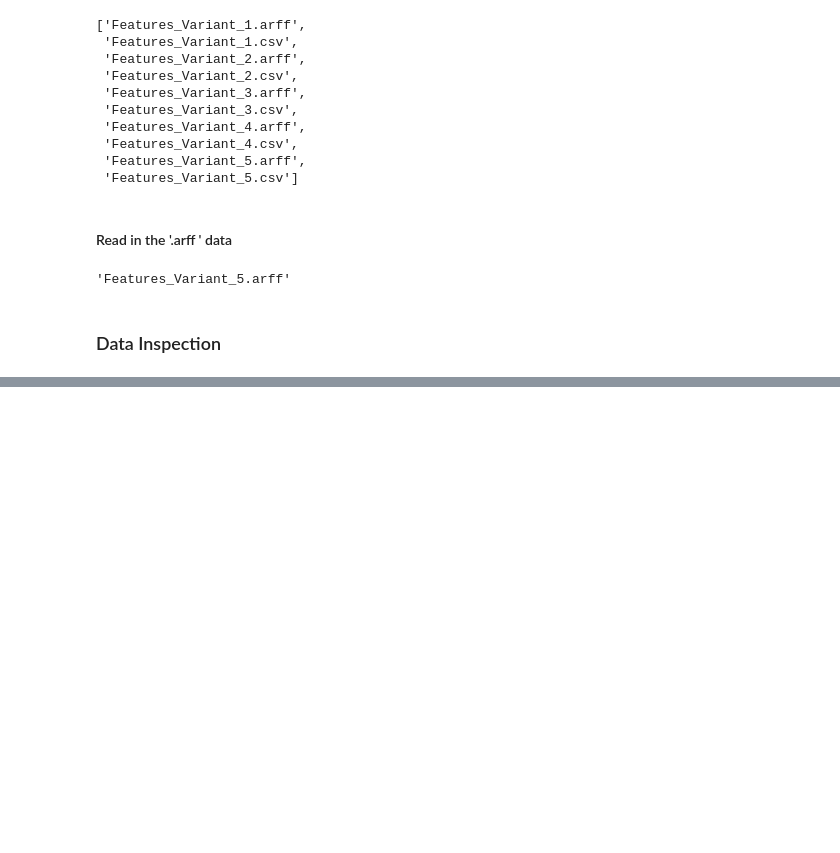
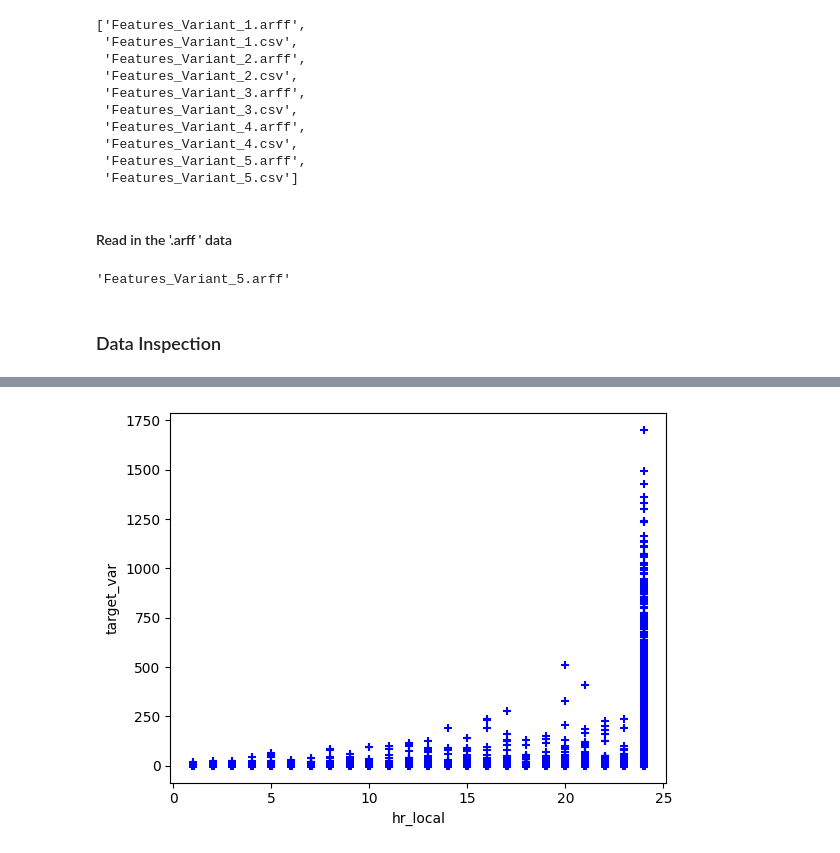
Before and after one commit to Richies2all/facebook_comments_predictions, a Jupyter notebook: Experimentation.ipynb, the cells around one changed output, grey strips where cells are left out. Drawn from its saved outputs; the diff is of its cells as text; code cells hidden in the pictures; blank space fills up the shorter version.

```diff
--- a/Experimentation.ipynb
+++ b/Experimentation.ipynb
@@ -84,0 +150,7 @@ data_5 = pd.DataFrame(features_variant_5)
+# %%
+plt.scatter(features_variant_renamed.hr_local,features_variant_renamed.target_var, marker='+',color='blue')
+plt.xlabel('hr_local')
+plt.ylabel('target_var')
+plt.savefig("images\scatterplot.png")
+# %% [output]
+[figure, added]
```
Also changed, not shown: parts of 24 cells of this notebook, 12 other files.
